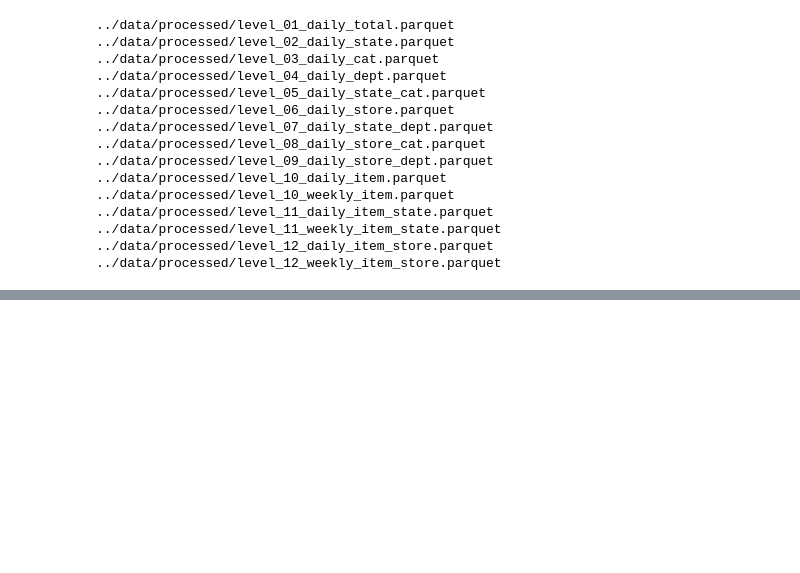
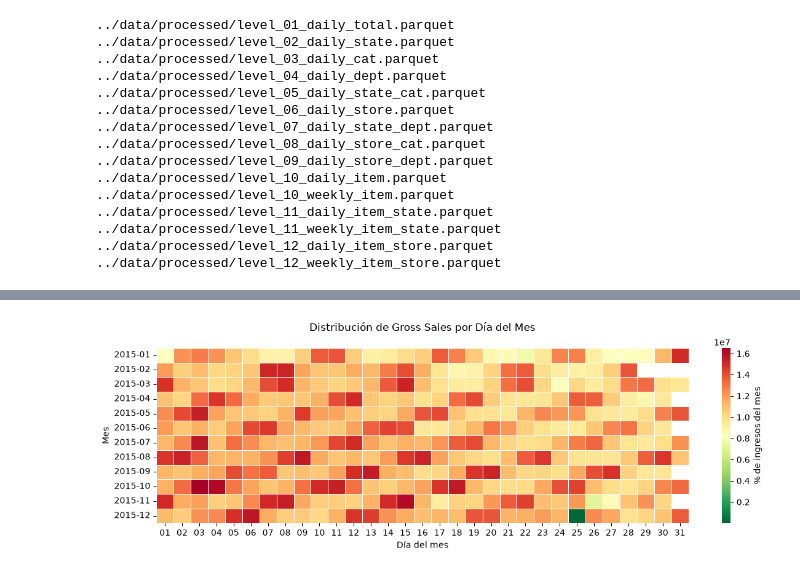
Before and after one commit to njimenez94/forecast-tfm, a Jupyter notebook: notebooks/01_eda.ipynb, the cells around one changed output, grey strips where cells are left out. Cells and saved outputs as stored; diff of their text form; code cells hidden in the pictures; blank space fills up the shorter version.

```diff
--- a/notebooks/01_eda.ipynb
+++ b/notebooks/01_eda.ipynb
@@ -68,0 +170,31 @@ df.round(2)
+# %%
+df_day_month = duckdb.sql(f"""
+    SELECT
+        strftime(date, '%d') AS day,
+        strftime(date, '%Y-%m') AS year_month,
+        SUM(gross_sales) AS total_gross_sales
+    FROM read_parquet('{DATASET_PATH}')
+    WHERE date >= '2015-01-01' AND date < '2016-01-01'
+    GROUP BY strftime(date, '%d'), strftime(date, '%Y-%m')
+    ORDER BY year_month, day
+""").df()
+
+df_day_month['total_gross_sales_pct'] = (
+    df_day_month.groupby('year_month')['total_gross_sales']
+    .transform(lambda x: x / x.sum())
+)
+
+pivot = df_day_month.pivot(index='year_month', columns='day', values='total_gross_sales')
+
+plt.figure(figsize=(12, 4))
+ax = sns.heatmap(
+    pivot * 100, cmap='RdYlGn_r', annot=False, linewidths=0.5,
+    cbar_kws={'label': '% de ingresos del mes'}
+)
+plt.title('Distribución de Gross Sales por Día del Mes', pad=20, fontsize=12)
+plt.xlabel('Día del mes')
+plt.ylabel('Mes')
+plt.tight_layout()
+plt.show()
+# %% [output]
+[figure, added]
```
Also changed, not shown: parts of 11 cells of this notebook, 2 other files.
